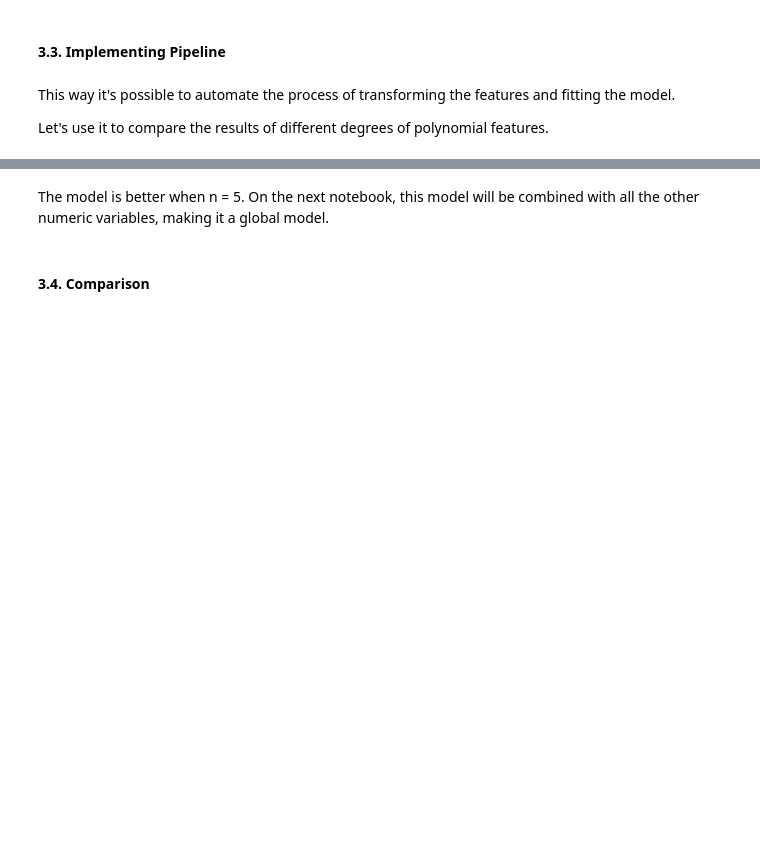
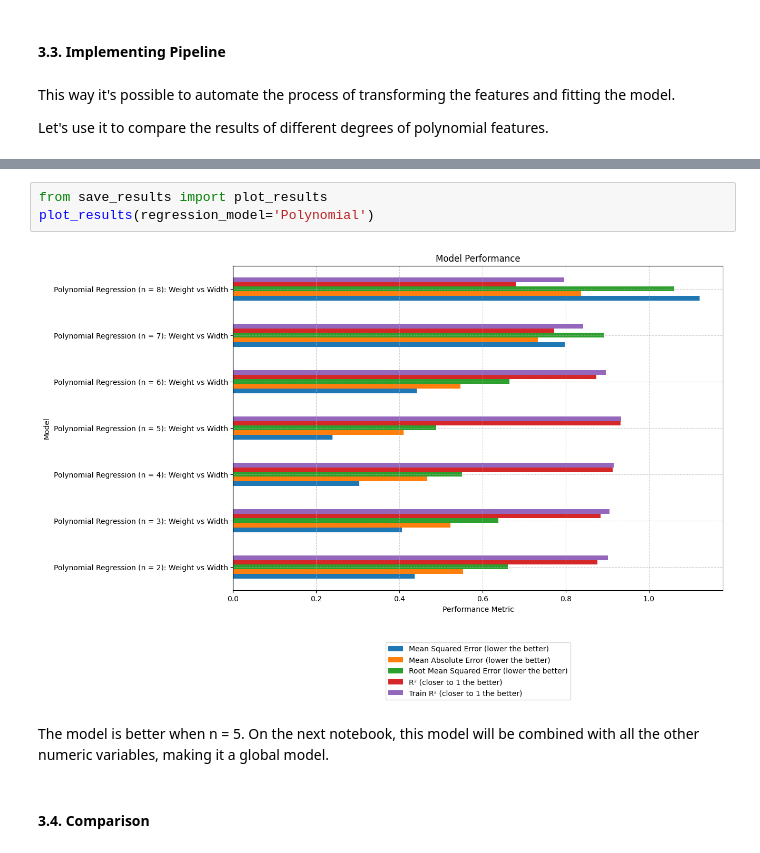
Before and after one commit to joaoalexarruda/fishcatch, a Jupyter notebook: notebooks/n3_polynomial_regression.ipynb, the cells around one changed output, grey strips where cells are left out. Drawn from its saved outputs; the diff is of its cells as text; blank space fills up the shorter version.

```diff
--- a/notebooks/n3_polynomial_regression.ipynb
+++ b/notebooks/n3_polynomial_regression.ipynb
@@ -205,6 +200,11 @@ ax.legend()
 plt.show()
 # %% [output]
 [figure]
+# %%
+from save_results import plot_results
+plot_results(regression_model='Polynomial')
+# %% [output]
+[figure, added]
 # %% [markdown]
 The model is better when n = 5. On the next notebook, this model will be combined with all the other numeric variables, making it a global model.
 # %% [markdown]
```
Also changed, not shown: parts of 2 cells of this notebook, 5 other files.
